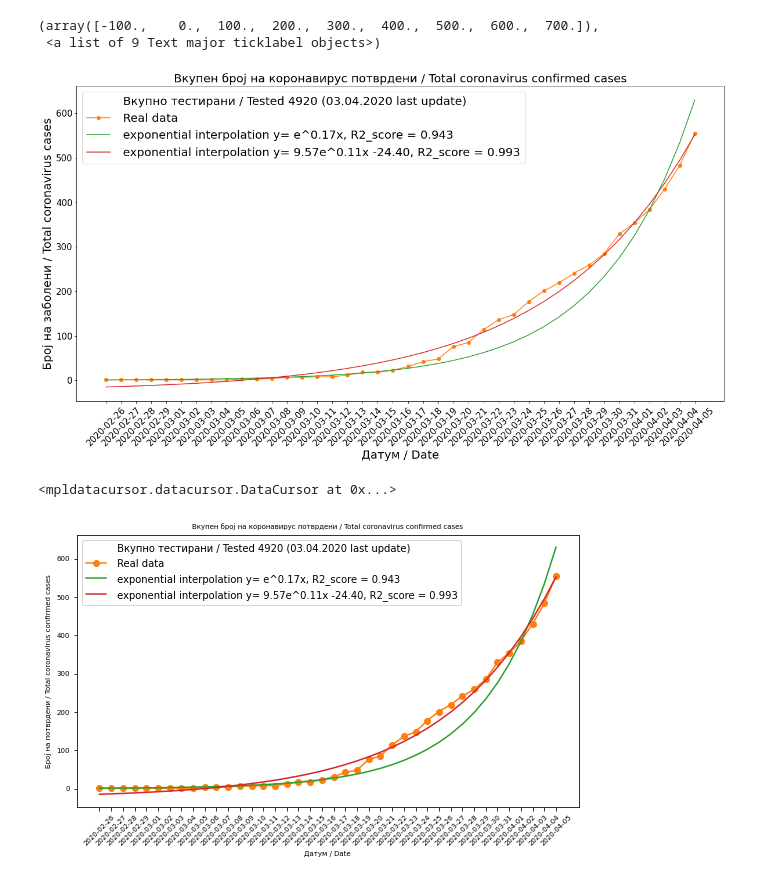
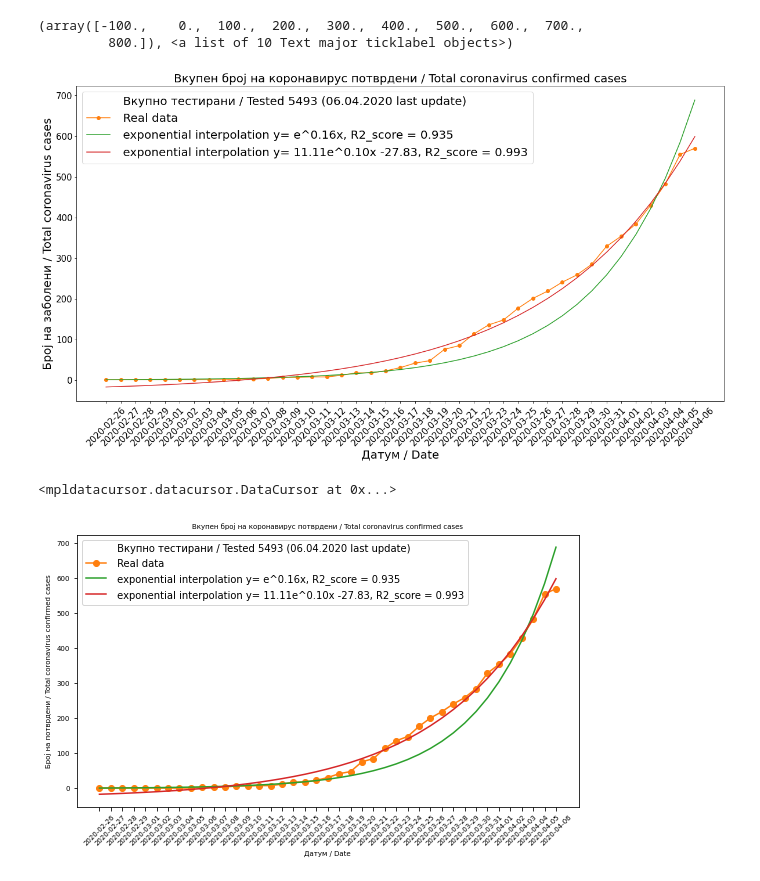
Before and after one commit to Sinisha12/ML_DL, a Jupyter notebook: corona/Covid_19_curves.ipynb, the cells around one changed output. Saved outputs shown, nothing was run; the diff lists cells and outputs as text; code cells hidden in the pictures.

```diff
--- a/corona/Covid_19_curves.ipynb
+++ b/corona/Covid_19_curves.ipynb
@@ -42,7 +42,7 @@ y_exp_1 = func_1(x_data, *popt1)
 # %%
 y_exp_original = np.exp(0.2*x_data)
 # %%
-testirani = 2240 + 406 + 480 + 392 + 257 + 342 + 389 + 414
+testirani = 2240 + 406 + 480 + 392 + 257 + 342 + 389 + 414 + 371 + 202
 # %%
 R2 = r2_score(y_data, y_exp)
 R2
@@ -124,6 +124,6 @@ plt.yticks(fontsize=15)
 # %%
 plt.figure(figsize=(20,10))
-plt.plot([], [], ' ', label=" Вкупно тестирани / Tested %d (03.04.2020 last update)" %testirani)
+plt.plot([], [], ' ', label=" Вкупно тестирани / Tested %d (06.04.2020 last update)" %testirani)
 plt.plot(df['datum'],df['vkupno_novi'],'-o', label = ' Real data')
 #plt.plot(df['datum'],y, label = ' polinomial interpolation y= %2.2fx^2 %2.2fx %+2.2f' % tuple(kvadratni))
 plt.plot(df['datum'], y_exp_1, label = ' exponential interpolation y= e^%2.2fx, R2_score = %2.3f ' % tuple(parametri1))
@@ -135,27 +135,27 @@ plt.ylabel("Број на заболени / Total coronavirus cases", fontsize=
 plt.xticks(fontsize=15, rotation = '45')
 plt.yticks(fontsize=15)
 # %% [output]
-(array([-100.,    0.,  100.,  200.,  300.,  400.,  500.,  600.,  700.]),
- <a list of 9 Text major ticklabel objects>)
+(array([-100.,    0.,  100.,  200.,  300.,  400.,  500.,  600.,  700.,
+         800.]), <a list of 10 Text major ticklabel objects>)
-[figure, old version]
+[figure, new version]
 # %%
 #%matplotlib notebook
 ### INTERACTIVE
 plt.figure(figsize=(9,5))
-plt.plot([], [], ' ', label=" Вкупно тестирани / Tested %d (03.04.2020 last update)" %testirani)
+plt.plot([], [], ' ', label=" Вкупно тестирани / Tested %d (06.04.2020 last update)" %testirani)
 plt.plot(df['datum'],df['vkupno_novi'],'-o', label = ' Real data')
 #plt.plot(df['datum'],y, label = ' polinomial interpolation y= %2.2fx^2 %2.2fx %+2.2f' % tuple(kvadratni))
 plt.plot(df['datum'], y_exp_1, label = ' exponential interpolation y= e^%2.2fx, R2_score = %2.3f ' % tuple(parametri1))
 plt.plot(df['datum'], y_exp, label = ' exponential interpolation y= %2.2fe^%2.2fx %+2.2f, R2_score = %2.3f' % tuple(parametri))
 plt.legend(fontsize=10)
 plt.title("Вкупен број на коронавирус потврдени / Total coronavirus confirmed cases", fontsize=7)
 plt.xlabel("Датум / Date", fontsize=7)
 plt.ylabel("Број на потврдени / Total coronavirus confirmed cases", fontsize=7)
 plt.xticks(fontsize=7, rotation = '45')
 plt.yticks(fontsize=7)
 datacursor(hover=True)
 # %% [output]
 <mpldatacursor.datacursor.DataCursor at 0x...>
-[figure, old version]
+[figure, new version]
 # %%
 plt.figure(figsize=(20,10))
```
Also changed, not shown: parts of 12 cells of this notebook, 4 other files.
